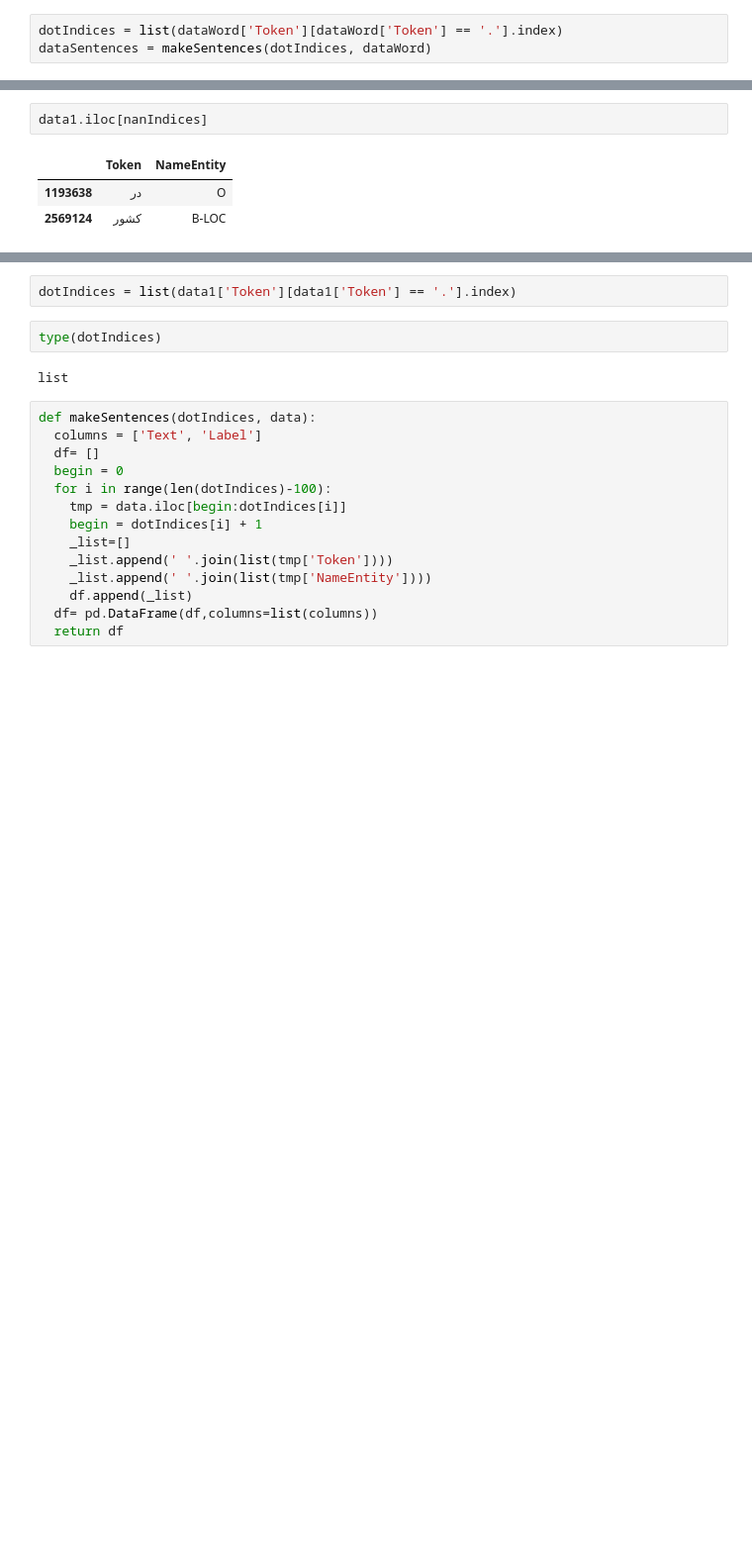
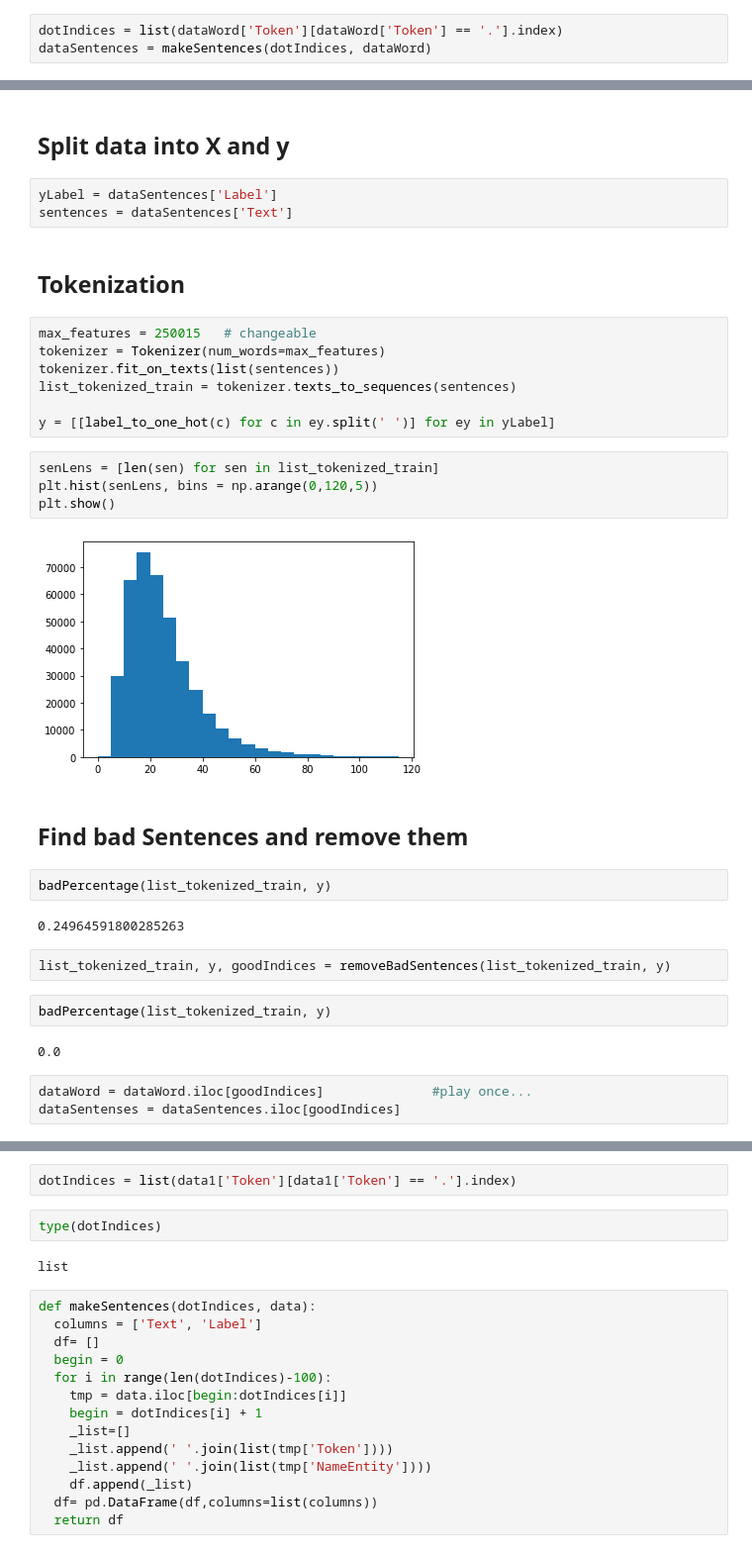
Before and after one commit to E-Ghafour/Persian-Name-Entitiy-Recognition-Ner-, a Jupyter notebook: Code/Persian_Name_Entitiy_Recognition.ipynb, the cells around one changed output, grey strips where cells are left out. Shown: that part at 99% size. Saved outputs shown, nothing was run; the diff lists cells and outputs as text; blank space fills up the shorter version.

```diff
--- a/Code/Persian_Name_Entitiy_Recognition.ipynb
+++ b/Code/Persian_Name_Entitiy_Recognition.ipynb
@@ -227,6 +227,35 @@ data1 = data1.fillna("O")
-# %%
-data1.iloc[nanIndices]
-# %% [output]
-|  | Token | NameEntity |
-| 1193638 | در | O |
-| 2569124 | کشور | B-LOC |
+# %% [markdown]
+## Split data into X and y
+# %%
+yLabel = dataSentences['Label']
+sentences = dataSentences['Text']
+# %% [markdown]
+## Tokenization
+# %%
+max_features = 250015   # changeable
+tokenizer = Tokenizer(num_words=max_features)
+tokenizer.fit_on_texts(list(sentences))
+list_tokenized_train = tokenizer.texts_to_sequences(sentences)
+
+y = [[label_to_one_hot(c) for c in ey.split(' ')] for ey in yLabel]
+# %%
+senLens = [len(sen) for sen in list_tokenized_train]
+plt.hist(senLens, bins = np.arange(0,120,5))
+plt.show()
+# %% [output]
+[figure, added]
+# %% [markdown]
+## Find bad Sentences and remove them
+# %%
+badPercentage(list_tokenized_train, y)
+# %% [output]
+0.24964591800285263
+# %%
+list_tokenized_train, y, goodIndices = removeBadSentences(list_tokenized_train, y)
+# %%
+badPercentage(list_tokenized_train, y)
+# %% [output]
+0.0
+# %%
+dataWord = dataWord.iloc[goodIndices]              #play once...
+dataSentenses = dataSentences.iloc[goodIndices]
```
Also changed, not shown: parts of 53 cells of this notebook.
